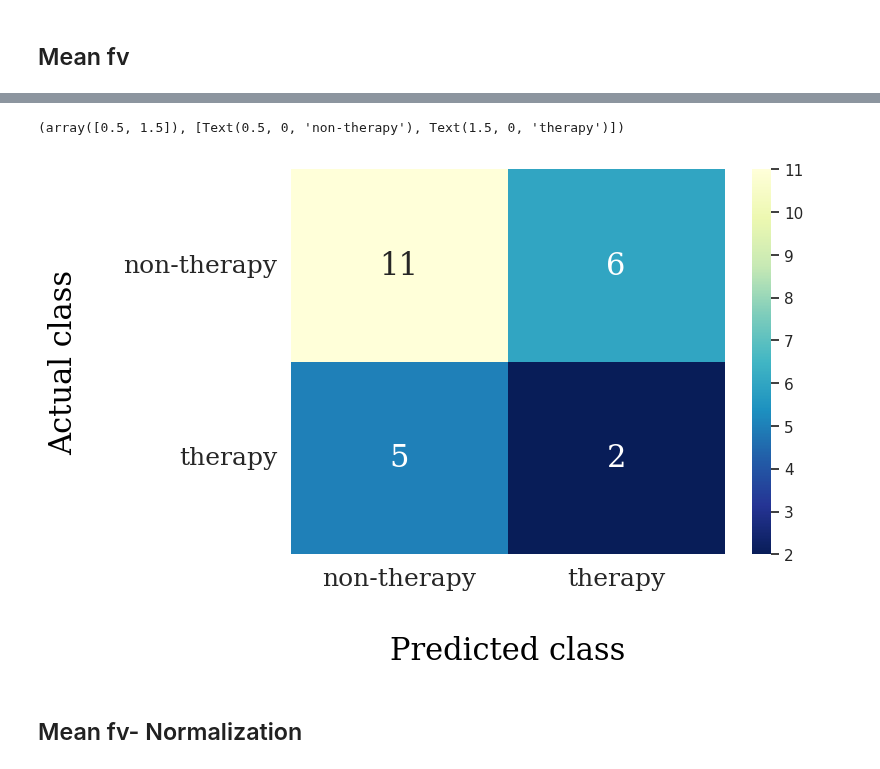
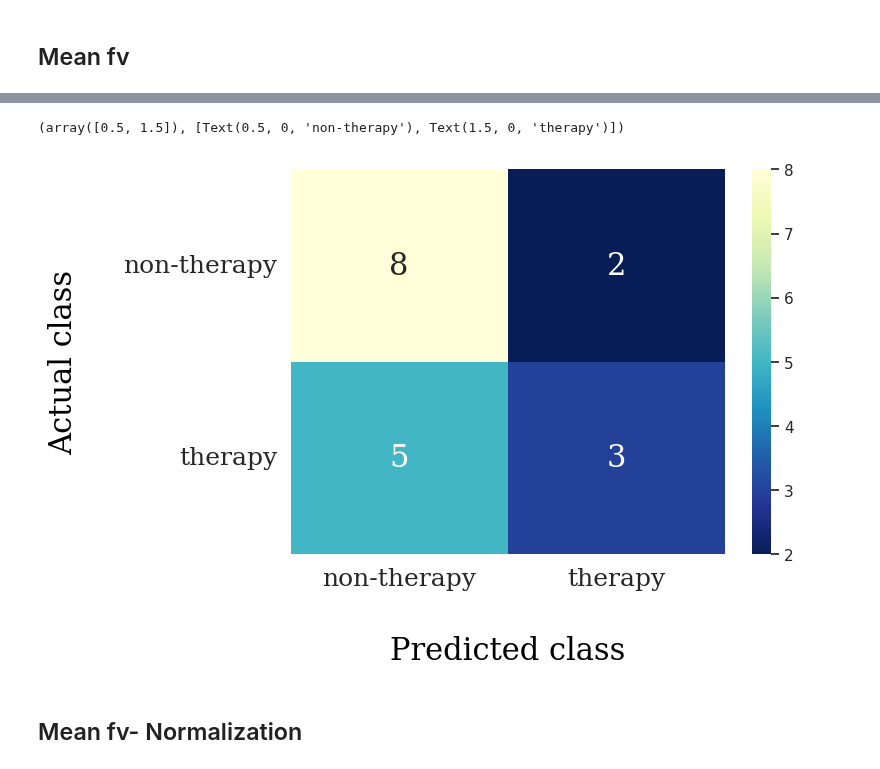
Before and after one commit to Anusarakh/thesis, a Jupyter notebook: 29_Fab_24_FV_ML_DEMO_Version_.ipynb, the cells around one changed output, grey strips where cells are left out. Drawn from its saved outputs; the diff is of its cells as text; code cells hidden in the pictures.

```diff
--- a/29_Fab_24_FV_ML_DEMO_Version_.ipynb
+++ b/29_Fab_24_FV_ML_DEMO_Version_.ipynb
@@ -615,12 +647,12 @@ from sklearn import svm
 from sklearn import metrics
 from sklearn.metrics import classification_report,confusion_matrix
 
-Cs = [0.001, 0.01, 0.1, 1, 10]
+#Cs = [0.001, 0.01, 0.1, 1, 10]
 gammas = [0.001, 0.01, 0.1, 1]
 kernels = ['linear', 'rbf', 'poly']
 
 svm= svm.SVC()
-param_grid = {'C': Cs, 'gamma' : gammas, 'kernel' : kernels}
+param_grid = {'gamma' : gammas, 'kernel' : kernels}
 grid_search = GridSearchCV(svm, param_grid, cv=10)
 
 SVM = grid_search.fit(X_train_norm, y_train)
@@ -664,6 +694,6 @@ SVC(C=0.001, gamma=0.001, kernel='linear')
 # %%
 from sklearn import svm
-svm= svm.SVC(random_state = 1, C = bestS_['C'], gamma = bestS_['gamma'], kernel = bestS_['kernel'])
+svm= svm.SVC(random_state = 1, gamma = bestS_['gamma'], kernel = bestS_['kernel'])
 modelOpt = svm.fit(X_train_norm, y_train)
 
 y_pred = modelOpt.predict(X_test_norm)
@@ -832,0 +961,19 @@ weighted avg       0.56      0.54      0.55        24
+# %%
+n_neighbors = [3, 5, 7, 9]
+weights = ['uniform', 'distance']  # Corrected parameter name
+
+knn = KNeighborsClassifier()
+param_gridknn = {
+    'n_neighbors': n_neighbors,
+    'weights': weights  # Corrected parameter name
+}
+
+grid_search_knn = GridSearchCV(knn, param_gridknn, cv=10)
+
+bestknn = grid_search_knn.fit(X_train, y_train)
+bestknn_ = bestknn.best_params_
+
+knnOpt = KNeighborsClassifier(n_neighbors=bestknn_['n_neighbors'], weights=bestknn_['weights'])  # Corrected parameter name
+modelknnOpt = knnOpt.fit(X_train, y_train)
+
+print(bestknn_)
@@ -832,0 +982,9 @@ weighted avg       0.56      0.54      0.55        24
+# %%
+y_predknn = modelknnOpt.predict(X_test)
+
+#Marking the Confusion Matrix
+from sklearn.metrics import classification_report,confusion_matrix
+print(classification_report(y_test, y_predknn))
+
+cmknn = (confusion_matrix(y_test, y_predknn))#performance
+print(cmknn)
@@ -833,30 +1003,30 @@ weighted avg       0.56      0.54      0.55        24
 # %%
 import matplotlib.pyplot as plt
 import seaborn as sns
 import numpy as np
 
 cm = np.array(confusion_matrix(y_test, y_pred))
 
 font = {'family': 'serif',
         'color':  'black',
         'weight': 'normal'}
 # cm = cm.astype('float') / cm.sum(axis=1)[:, np.newaxis]
 sns.set()
 classes = np.array(['non-therapy','therapy'])
 fig, ax = plt.subplots(figsize=(7, 5))
-ax = sns.heatmap(cm, annot=True, fmt='.0f', cmap="YlGnBu_r", annot_kws={'family': 'serif', "size": 22}) #Blues,Oranges,Reds,YlGnBu
+ax = sns.heatmap(cmknn, annot=True, fmt='.0f', cmap="YlGnBu_r", annot_kws={'family': 'serif', "size": 22}) #Blues,Oranges,Reds,YlGnBu
 ax.set(xticklabels=classes, yticklabels=classes)
 plt.setp(ax.get_yticklabels(), rotation=0, ha="right")
 # ax.set_title(f'Confusion matrix of XGboost model',fontsize=32, fontdict=font, pad=25)
 ax.set_ylabel('Actual class',fontsize=22, fontdict=font, labelpad=32)
 ax.set_xlabel('Predicted class',fontsize=22, fontdict=font, labelpad=32)
 
 hfont = {'fontname':'serif'}
 plt.yticks(fontsize=18, **hfont)
 plt.xticks(fontsize=18, **hfont)
 # %% [output]
 (array([0.5, 1.5]), [Text(0.5, 0, 'non-therapy'), Text(1.5, 0, 'therapy')])
-[figure, old version]
+[figure, new version]
 # %% [markdown]
 ## Mean fv- Normalization
 # %%
```
Also changed, not shown: parts of 69 cells of this notebook.
